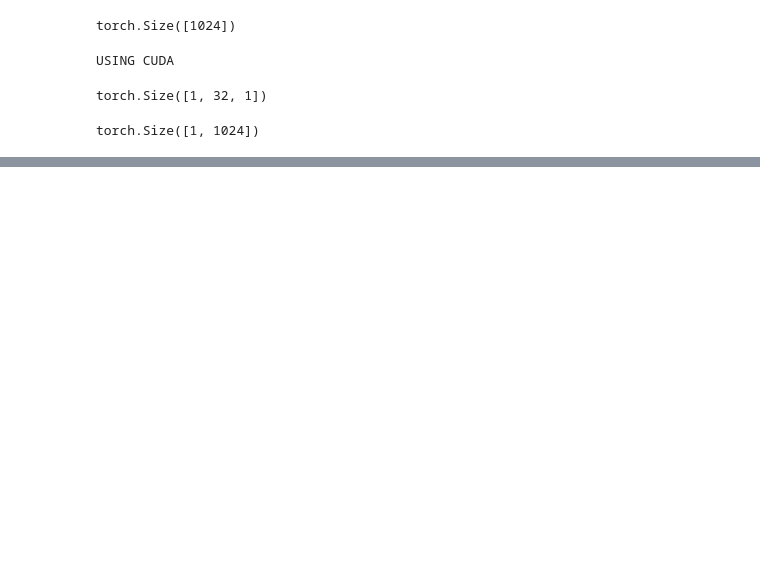
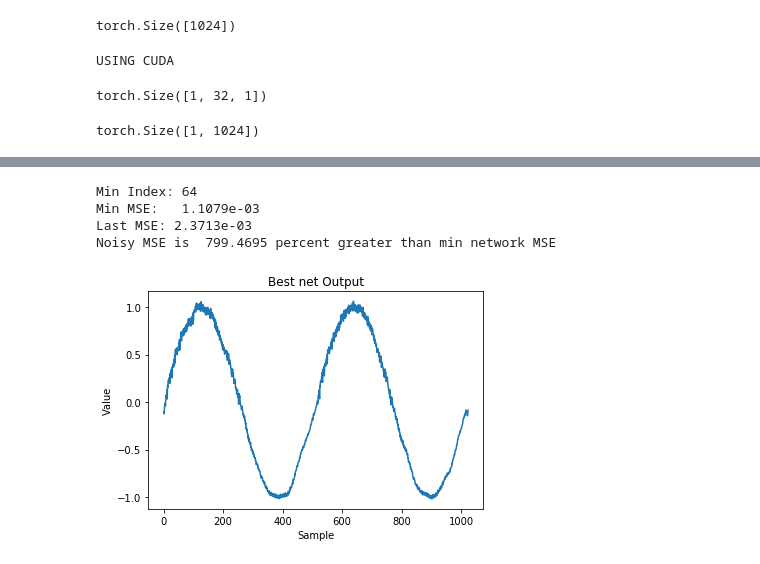
Before and after one commit to Sriram-Ravula/Sine_DIP, a Jupyter notebook: SineWave-DIP.ipynb, the cells around one changed output, grey strips where cells are left out. Cells and saved outputs as stored; diff of their text form; code cells hidden in the pictures; blank space fills up the shorter version.

```diff
--- a/SineWave-DIP.ipynb
+++ b/SineWave-DIP.ipynb
@@ -281,0 +283,34 @@ Execution Time:  0.76 s
+# %%
+from decimal import Decimal
+
+# format value n (to 4 decimal pts) for easy visualization
+def format_e(n, dec=4, is_hparam = False):
+    a = '%E' % n
+    pre = a.split('E')[0].rstrip('0').rstrip('.')
+    pre = str(round(float(pre), dec))
+    if is_hparam == True:
+        pre = str(int(float(pre))) # get rid of decimal
+    return pre + 'e' + a.split('E')[1]
+
+min_idx = np.argmin(mse_log) # find iteration with lowest loss
+wave_best = wave_log[min_idx] # get corresponding image
+min_mse = format_e(mse_log[min_idx]) # get corresponding mse
+last_mse = format_e(mse_log[NUM_ITER-1]) # get mse of last iter'n
+
+print('Min Index: ' + str(min_idx))
+print('Min MSE:   ' + str(min_mse))
+print('Last MSE: ' + str(last_mse))
+min_diff = 100.0*(Noisy_MSE - mse_log[min_idx])/mse_log[min_idx]
+print("Noisy MSE is ", round(min_diff, 4), "percent greater than min network MSE")
+
+plt.plot(np.arange(1024), wave_best)
+plt.xlabel("Sample")
+plt.ylabel("Value")
+plt.title("Best net Output")
+plt.show()
+# %% [output]
+Min Index: 64
+Min MSE:   1.1079e-03
+Last MSE: 2.3713e-03
+Noisy MSE is  799.4695 percent greater than min network MSE
+[figure, added]
```
Also changed, not shown: parts of 5 cells of this notebook.
